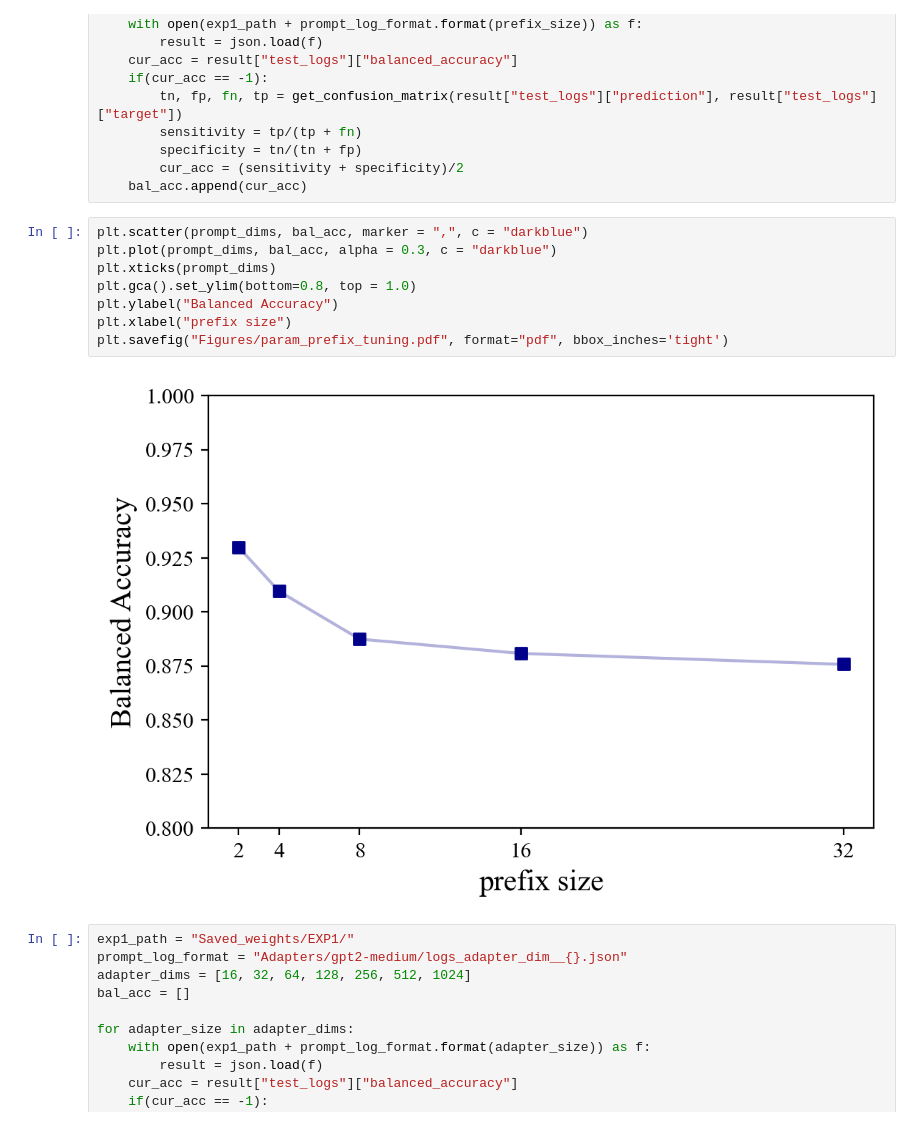
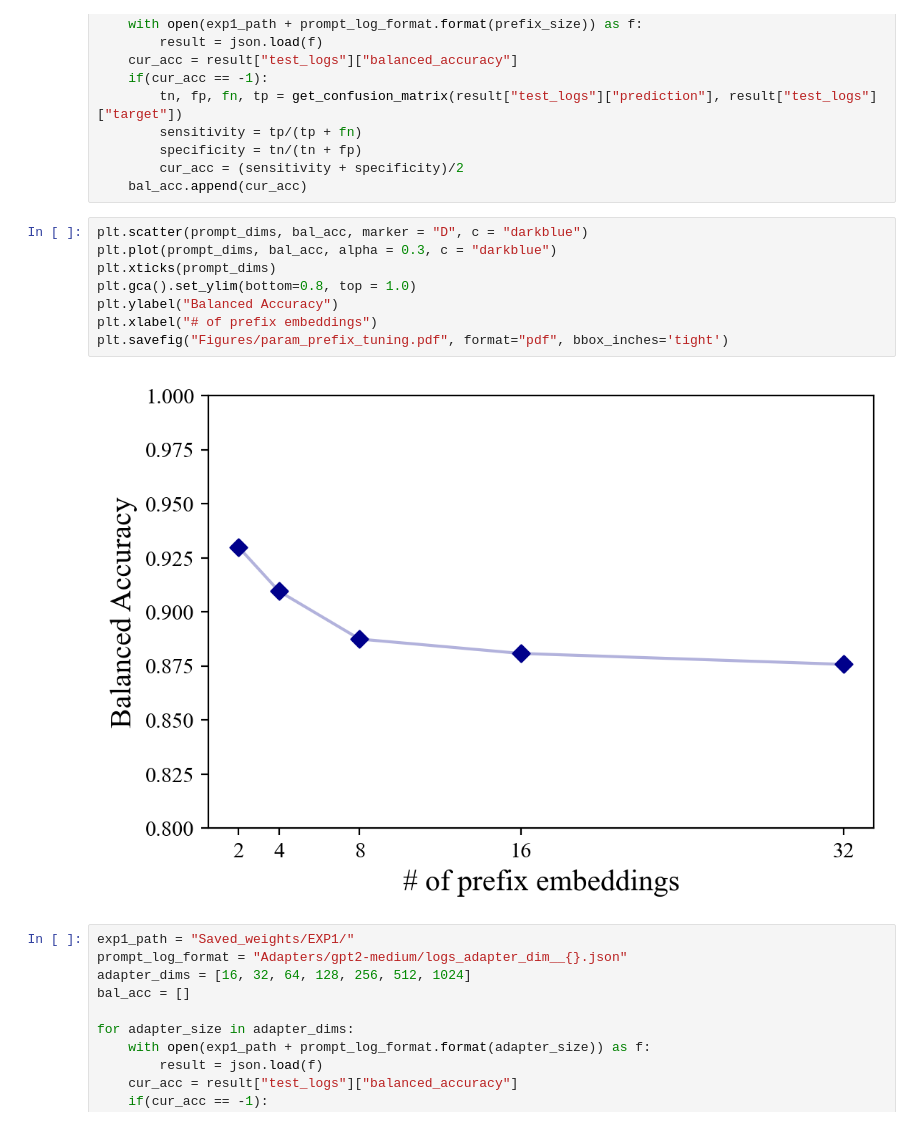
Before and after one commit to arnab-api/Lightweight_Finetuning, a Jupyter notebook: Analysis.ipynb, the cells around one changed output. Drawn from its saved outputs; the diff is of its cells as text.

```diff
--- a/Analysis.ipynb
+++ b/Analysis.ipynb
@@ -79,15 +79,15 @@ for prefix_size in prompt_dims:
         cur_acc = (sensitivity + specificity)/2
     bal_acc.append(cur_acc)
 # %%
-plt.scatter(prompt_dims, bal_acc, marker = ",", c = "darkblue")
+plt.scatter(prompt_dims, bal_acc, marker = "D", c = "darkblue")
 plt.plot(prompt_dims, bal_acc, alpha = 0.3, c = "darkblue")
 plt.xticks(prompt_dims)
 plt.gca().set_ylim(bottom=0.8, top = 1.0)
 plt.ylabel("Balanced Accuracy")
-plt.xlabel("prefix size")
+plt.xlabel("# of prefix embeddings")
 plt.savefig("Figures/param_prefix_tuning.pdf", format="pdf", bbox_inches='tight')
 # %% [output]
-[figure, old version]
+[figure, new version]
 # %%
 exp1_path = "Saved_weights/EXP1/"
 prompt_log_format = "Adapters/gpt2-medium/logs_adapter_dim__{}.json"
```
Also changed, not shown: parts of 7 cells of this notebook, 6 other files.
